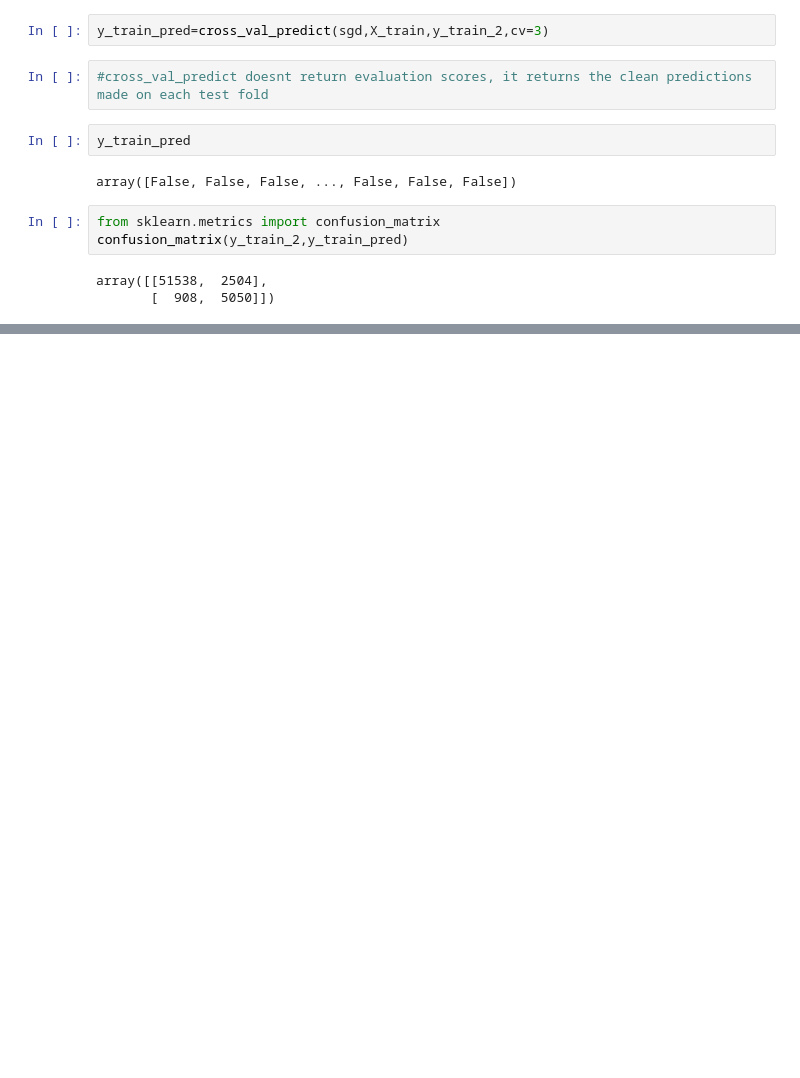
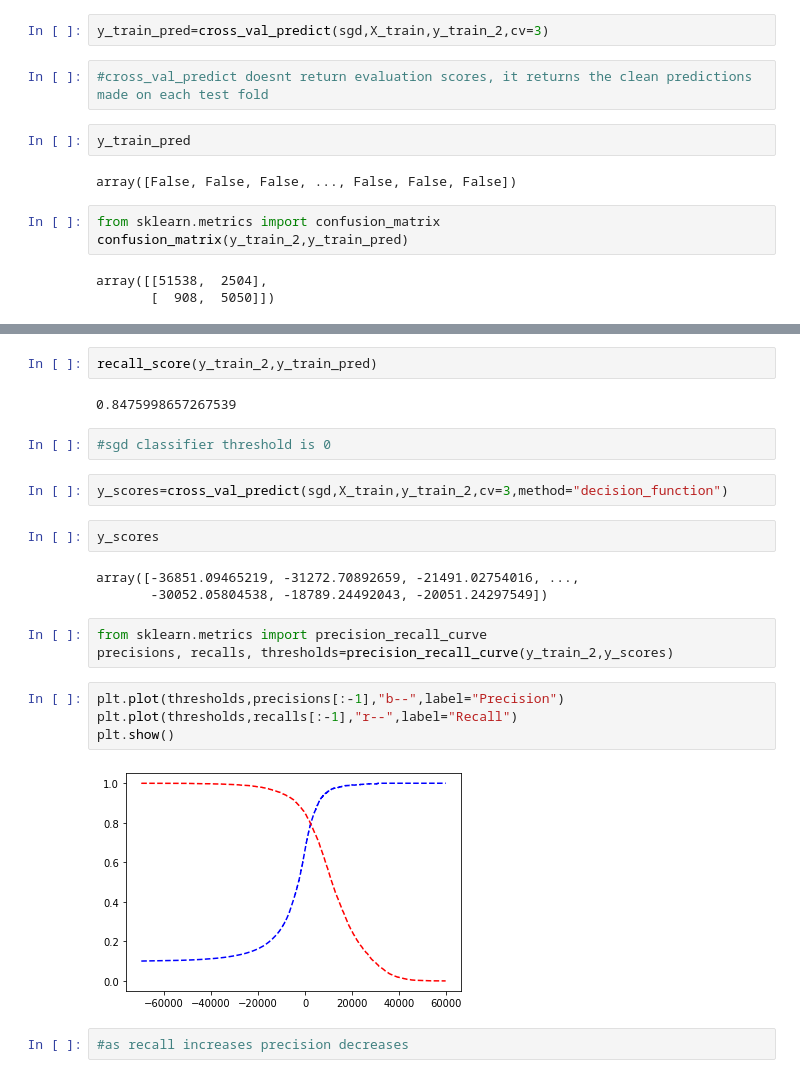
Before and after one commit to harshit5674/ML-Models, a Jupyter notebook: MNIST/MNIST.ipynb, the cells around one changed output, grey strips where cells are left out. Cells and saved outputs as stored; diff of their text form; blank space fills up the shorter version.

```diff
--- a/MNIST/Untitled.ipynb
+++ b/MNIST/MNIST.ipynb
@@ -277,0 +284,24 @@ array([[51538,  2504],
+# %%
+recall_score(y_train_2,y_train_pred)
+# %% [output]
+0.8475998657267539
+# %%
+#sgd classifier threshold is 0
+# %%
+y_scores=cross_val_predict(sgd,X_train,y_train_2,cv=3,method="decision_function")
+# %%
+y_scores
+# %% [output]
+array([-36851.09465219, -31272.70892659, -21491.02754016, ...,
+       -30052.05804538, -18789.24492043, -20051.24297549])
+# %%
+from sklearn.metrics import precision_recall_curve
+precisions, recalls, thresholds=precision_recall_curve(y_train_2,y_scores)
+# %%
+plt.plot(thresholds,precisions[:-1],"b--",label="Precision")
+plt.plot(thresholds,recalls[:-1],"r--",label="Recall")
+plt.show()
+# %% [output]
+[figure, added]
+# %%
+#as recall increases precision decreases
```
Also changed, not shown: parts of 27 cells of this notebook, 1 other file.
